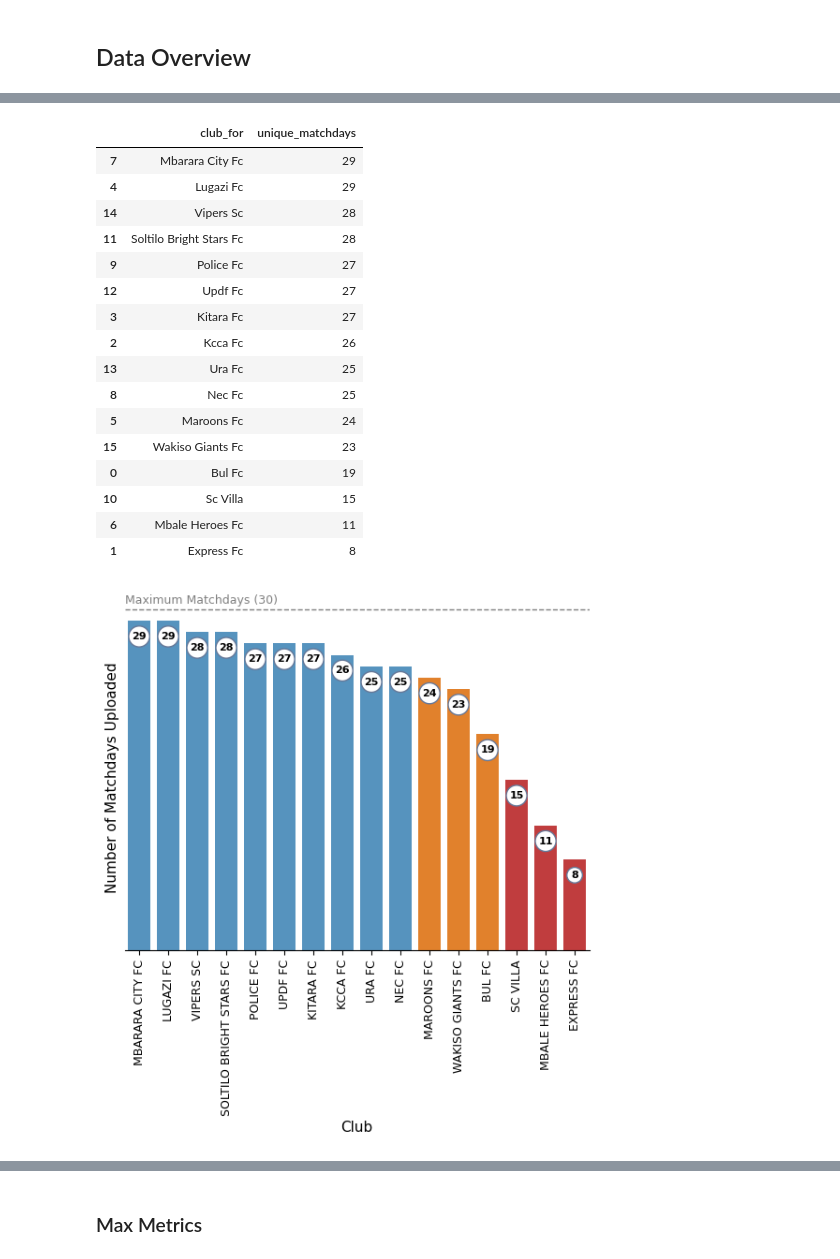
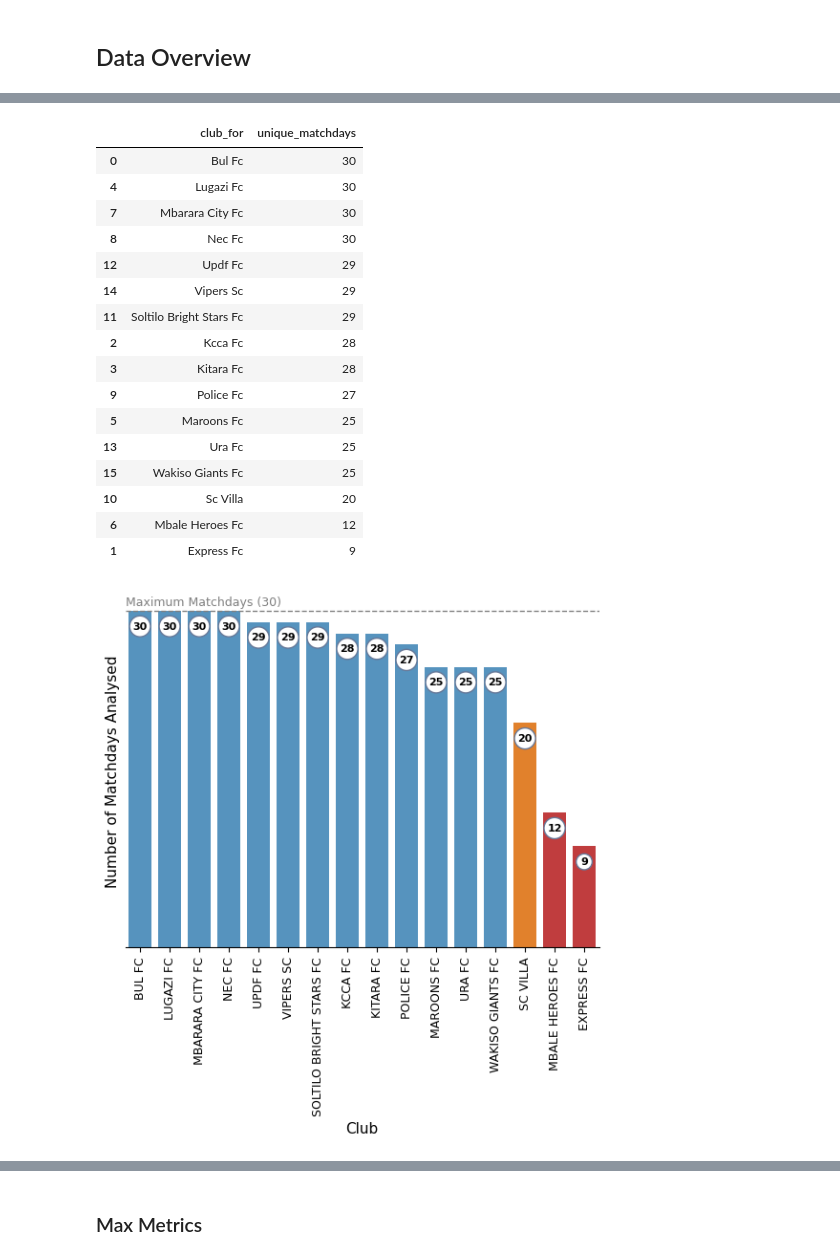
Before and after one commit to humphrey-nyanzi/physical-data-pipeline, a Jupyter notebook: analysis_UPL_2025.ipynb, the cells around one changed output, grey strips where cells are left out. Saved outputs shown, nothing was run; the diff lists cells and outputs as text; code cells hidden in the pictures.

```diff
--- a/analysis_UPL_2025.ipynb
+++ b/analysis_UPL_2025.ipynb
@@ -6,7 +6,7 @@ import numpy as np
 import matplotlib.pyplot as plt
 import seaborn as sns
 
-df = pd.read_csv('./UPL25_matches1.csv')
+df = pd.read_csv('./UPL25_matches2.csv')
 # %%
 df.shape
 # %% [output]
@@ -179,22 +187,22 @@ unique_matchdays_per_club.columns = ['club_for', 'unique_matchdays']
 style_table_for_docs(unique_matchdays_per_club.sort_values(by='unique_matchdays', ascending=False))
 # %% [output]
 |  | club_for | unique_matchdays |
-| 7 | Mbarara City Fc | 29 |
-| 4 | Lugazi Fc | 29 |
-| 14 | Vipers Sc | 28 |
-| 11 | Soltilo Bright Stars Fc | 28 |
+| 0 | Bul Fc | 30 |
+| 4 | Lugazi Fc | 30 |
+| 7 | Mbarara City Fc | 30 |
+| 8 | Nec Fc | 30 |
+| 12 | Updf Fc | 29 |
+| 14 | Vipers Sc | 29 |
+| 11 | Soltilo Bright Stars Fc | 29 |
+| 2 | Kcca Fc | 28 |
+| 3 | Kitara Fc | 28 |
 | 9 | Police Fc | 27 |
-| 12 | Updf Fc | 27 |
-| 3 | Kitara Fc | 27 |
-| 2 | Kcca Fc | 26 |
+| 5 | Maroons Fc | 25 |
 | 13 | Ura Fc | 25 |
-| 8 | Nec Fc | 25 |
-| 5 | Maroons Fc | 24 |
-| 15 | Wakiso Giants Fc | 23 |
-| 0 | Bul Fc | 19 |
-| 10 | Sc Villa | 15 |
-| 6 | Mbale Heroes Fc | 11 |
-| 1 | Express Fc | 8 |
+| 15 | Wakiso Giants Fc | 25 |
+| 10 | Sc Villa | 20 |
+| 6 | Mbale Heroes Fc | 12 |
+| 1 | Express Fc | 9 |
 # %%
 # Sort data
 data = unique_matchdays_per_club.sort_values(by='unique_matchdays', ascending=False)
@@ -222,32 +230,32 @@ plt.text(-0.5, 30.5, 'Maximum Matchdays (30)', color='gray', fontsize=9)
 ax = plt.gca()
 ax.set_xticklabels([lbl.get_text().upper() for lbl in ax.get_xticklabels()], rotation=90, fontsize=9)
 
 # Title, subtitle, and axis labels
 plt.xlabel('Club', fontsize=11)
-plt.ylabel('Number of Matchdays Uploaded', fontsize=11)
+plt.ylabel('Number of Matchdays Analysed', fontsize=11)
 
 # Gridlines for y-axis
 ax.yaxis.grid(True, linestyle='--', alpha=0.5)
 ax.set_axisbelow(True)
 
 # Remove top and right spines
 ax.spines['top'].set_visible(False)
 ax.spines['right'].set_visible(False)
 ax.spines['left'].set_visible(False)
 
 # Annotate values inside bars
 for i, value in enumerate(data['unique_matchdays']):
     ax.text(
         i, value - 1.8, str(value),
         ha='center', va='bottom',
         fontsize=8, color='black', fontweight='bold',
         bbox=dict(boxstyle="circle,pad=0.30", edgecolor='#667898', facecolor='white', linewidth=1)
     )
 #remove yaxis ticklabels
 ax.set_yticklabels([])
 ax.set_yticks([])
 
 
 plt.show()
 # %% [output]
-[figure, old version]
+[figure, new version]
```
Also changed, not shown: parts of 50 cells of this notebook, 9 other files.
